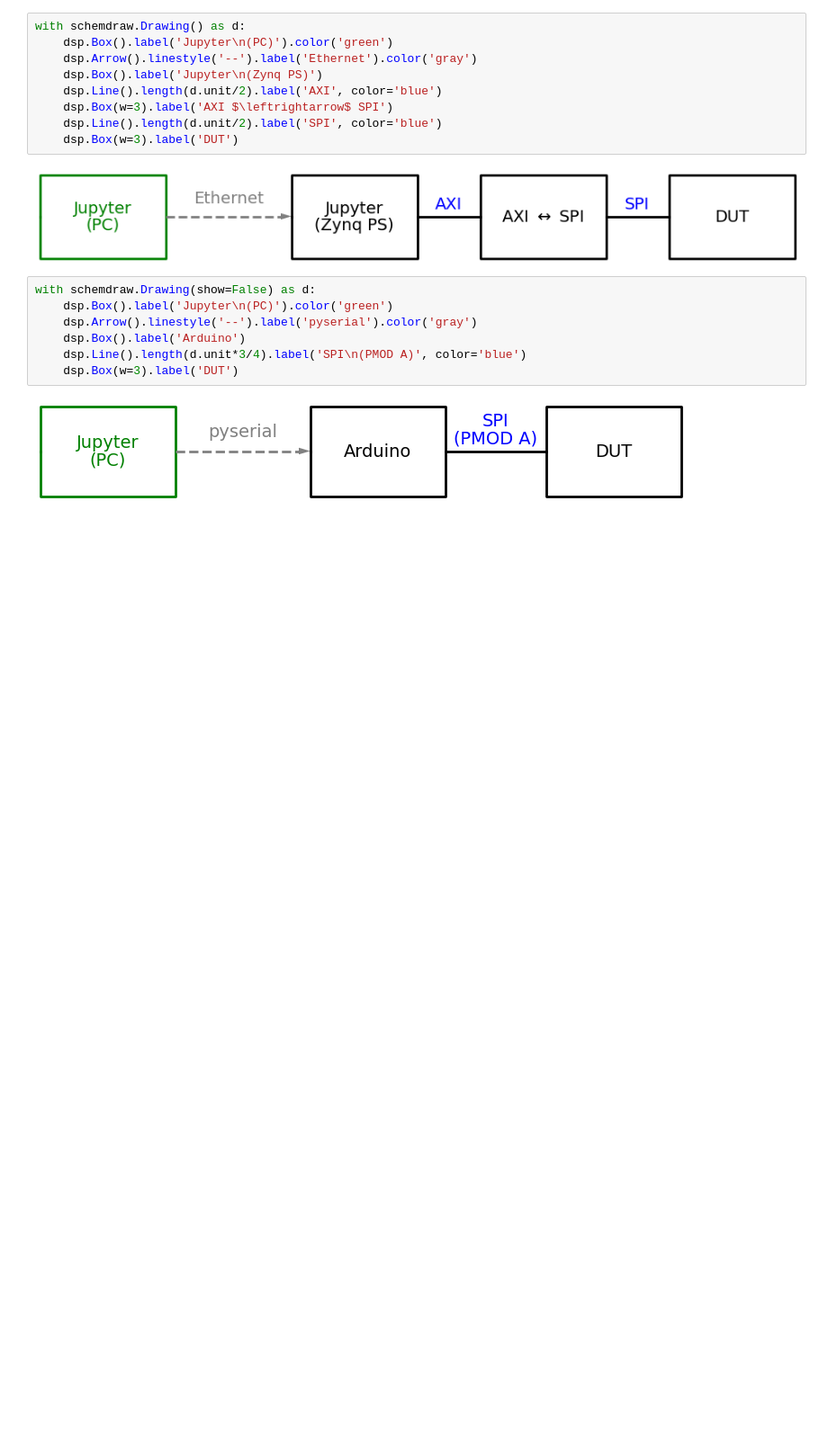
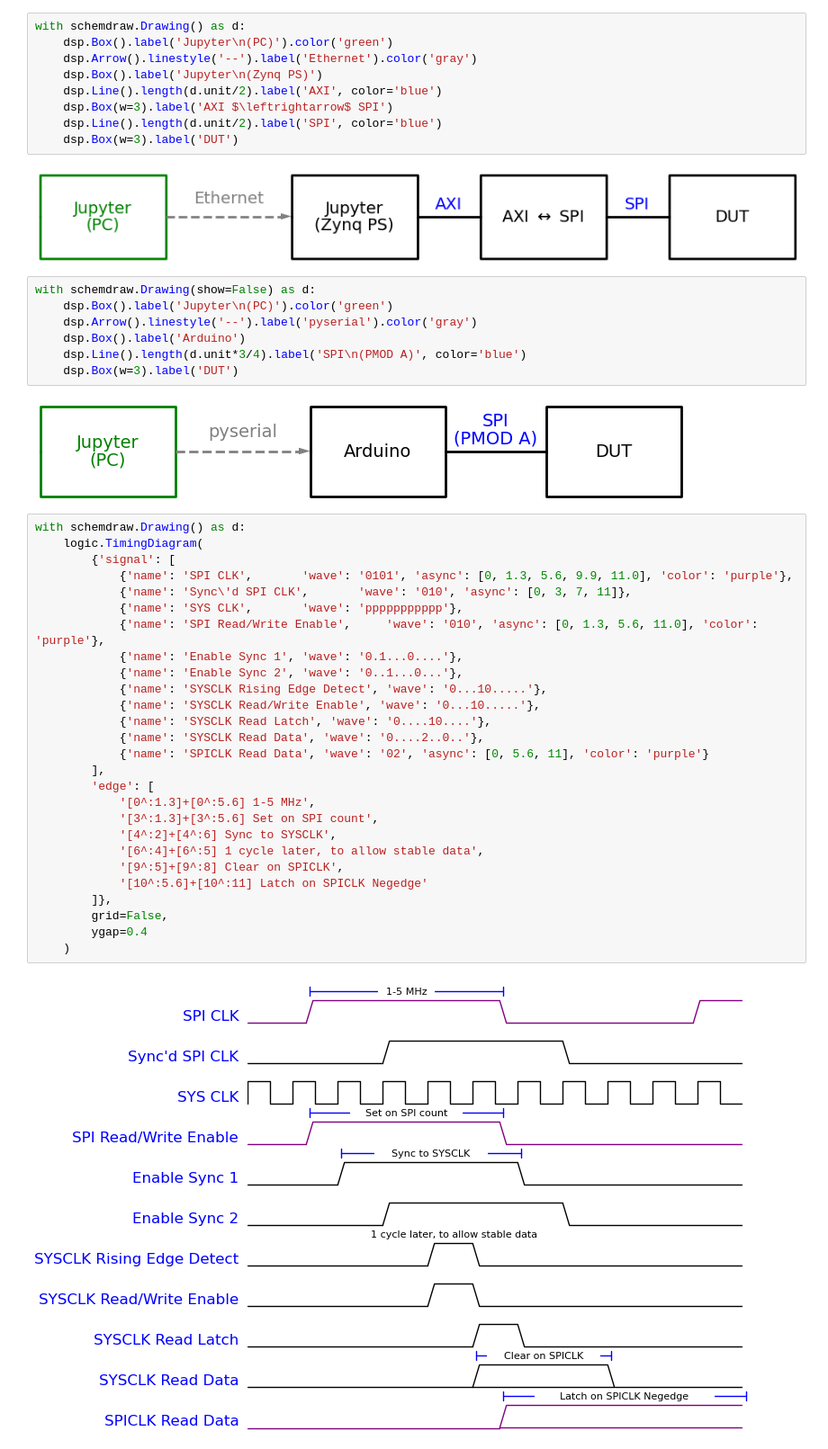
Before and after one commit to Codax2000/ns-sar-pcb, a Jupyter notebook: scratchpad.ipynb, the cells around one changed output. Shown at 90% size. Cells and saved outputs as stored; diff of their text form; blank space fills up the shorter version.

```diff
--- a/scratchpad.ipynb
+++ b/scratchpad.ipynb
@@ -551,3 +551,32 @@ with schemdraw.Drawing(show=False) as d:
     dsp.Box(w=3).label('DUT')
 # %% [output]
 [figure]
+# %%
+with schemdraw.Drawing() as d:
+    logic.TimingDiagram(
+        {'signal': [
+            {'name': 'SPI CLK',       'wave': '0101', 'async': [0, 1.3, 5.6, 9.9, 11.0], 'color': 'purple'},
+            {'name': 'Sync\'d SPI CLK',       'wave': '010', 'async': [0, 3, 7, 11]},
+            {'name': 'SYS CLK',       'wave': 'ppppppppppp'},
+            {'name': 'SPI Read/Write Enable',     'wave': '010', 'async': [0, 1.3, 5.6, 11.0], 'color': 'purple'},
+            {'name': 'Enable Sync 1', 'wave': '0.1...0....'},
+            {'name': 'Enable Sync 2', 'wave': '0..1...0...'},
+            {'name': 'SYSCLK Rising Edge Detect', 'wave': '0...10.....'},
+            {'name': 'SYSCLK Read/Write Enable', 'wave': '0...10.....'},
+            {'name': 'SYSCLK Read Latch', 'wave': '0....10....'},
+            {'name': 'SYSCLK Read Data', 'wave': '0....2..0..'},
+            {'name': 'SPICLK Read Data', 'wave': '02', 'async': [0, 5.6, 11], 'color': 'purple'}
+        ],
+        'edge': [
+            '[0^:1.3]+[0^:5.6] 1-5 MHz',
+            '[3^:1.3]+[3^:5.6] Set on SPI count',
+            '[4^:2]+[4^:6] Sync to SYSCLK',
+            '[6^:4]+[6^:5] 1 cycle later, to allow stable data',
+            '[9^:5]+[9^:8] Clear on SPICLK',
+            '[10^:5.6]+[10^:11] Latch on SPICLK Negedge'
+        ]},
+        grid=False,
+        ygap=0.4
+    )
+# %% [output]
+[figure, added]
```
Also changed, not shown: 4 other files.
